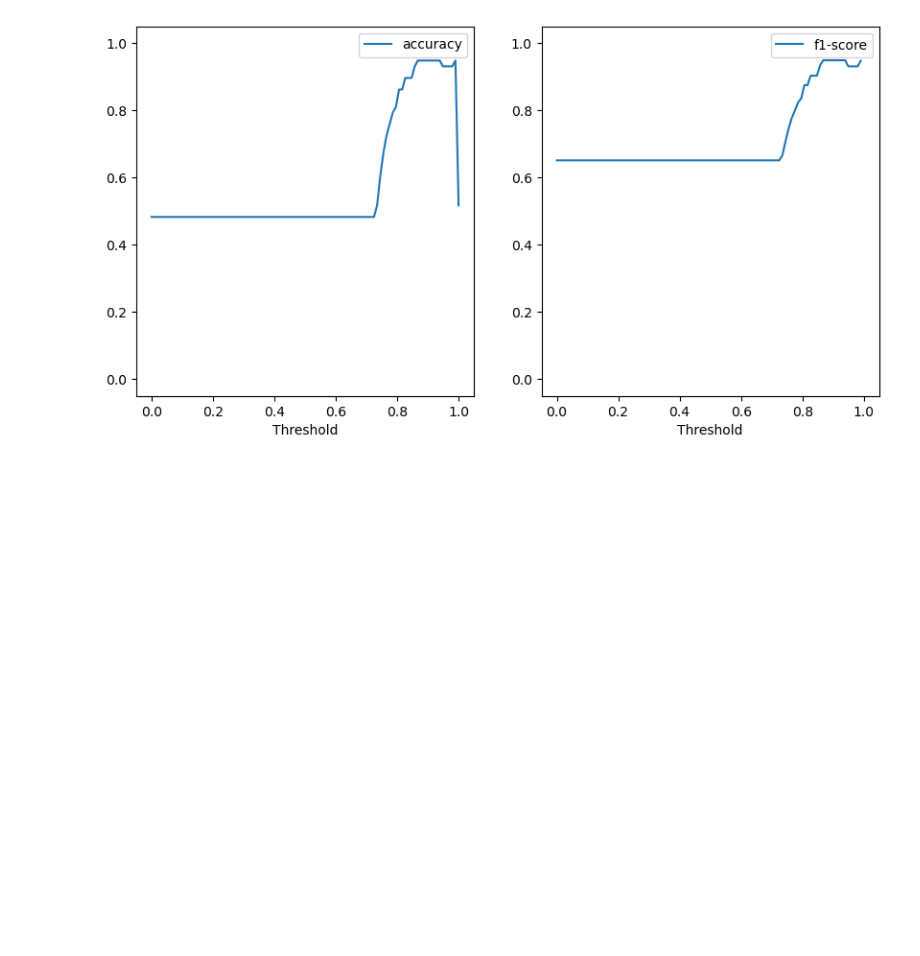
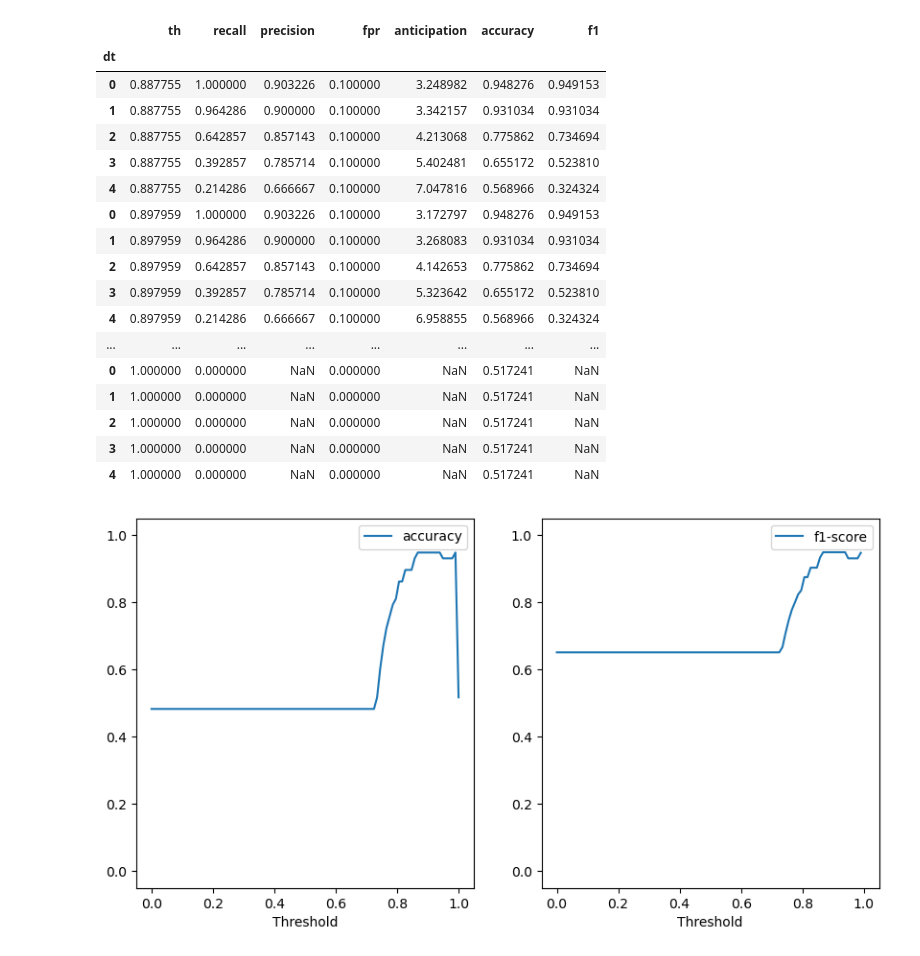
Before and after one commit to idsia-robotics/Azure_Kinect_ROS_Driver, a Jupyter notebook: paper_stuff/notebooks/test_kcl_2.2.2.ipynb, the cells around one changed output. Drawn from its saved outputs; the diff is of its cells as text; code cells hidden in the pictures; blank space fills up the shorter version.

```diff
--- a/paper_stuff/notebooks/test_kcl_2.2.2.ipynb
+++ b/paper_stuff/notebooks/test_kcl_2.2.2.ipynb
@@ -63,6 +63,27 @@ def f(ttdf):
     return ret
 
 tab = metrics.groupby(["th"]).apply(f)
+# %%
+tab.reset_index(0)[-60:]
+# %% [output]
+|  | th | recall | precision | fpr | anticipation | accuracy | f1 |
+| dt |  |  |  |  |  |  |  |
+| 0 | 0.887755 | 1.000000 | 0.903226 | 0.100000 | 3.248982 | 0.948276 | 0.949153 |
+| 1 | 0.887755 | 0.964286 | 0.900000 | 0.100000 | 3.342157 | 0.931034 | 0.931034 |
+| 2 | 0.887755 | 0.642857 | 0.857143 | 0.100000 | 4.213068 | 0.775862 | 0.734694 |
+| 3 | 0.887755 | 0.392857 | 0.785714 | 0.100000 | 5.402481 | 0.655172 | 0.523810 |
+| 4 | 0.887755 | 0.214286 | 0.666667 | 0.100000 | 7.047816 | 0.568966 | 0.324324 |
+| 0 | 0.897959 | 1.000000 | 0.903226 | 0.100000 | 3.172797 | 0.948276 | 0.949153 |
+| 1 | 0.897959 | 0.964286 | 0.900000 | 0.100000 | 3.268083 | 0.931034 | 0.931034 |
+| 2 | 0.897959 | 0.642857 | 0.857143 | 0.100000 | 4.142653 | 0.775862 | 0.734694 |
+| 3 | 0.897959 | 0.392857 | 0.785714 | 0.100000 | 5.323642 | 0.655172 | 0.523810 |
+| 4 | 0.897959 | 0.214286 | 0.666667 | 0.100000 | 6.958855 | 0.568966 | 0.324324 |
+| ... | ... | ... | ... | ... | ... | ... | ... |
+| 0 | 1.000000 | 0.000000 | NaN | 0.000000 | NaN | 0.517241 | NaN |
+| 1 | 1.000000 | 0.000000 | NaN | 0.000000 | NaN | 0.517241 | NaN |
+| 2 | 1.000000 | 0.000000 | NaN | 0.000000 | NaN | 0.517241 | NaN |
+| 3 | 1.000000 | 0.000000 | NaN | 0.000000 | NaN | 0.517241 | NaN |
+| 4 | 1.000000 | 0.000000 | NaN | 0.000000 | NaN | 0.517241 | NaN |
 # %%
 import matplotlib.pyplot as plt
 
```
Also changed, not shown: 5 other files.
